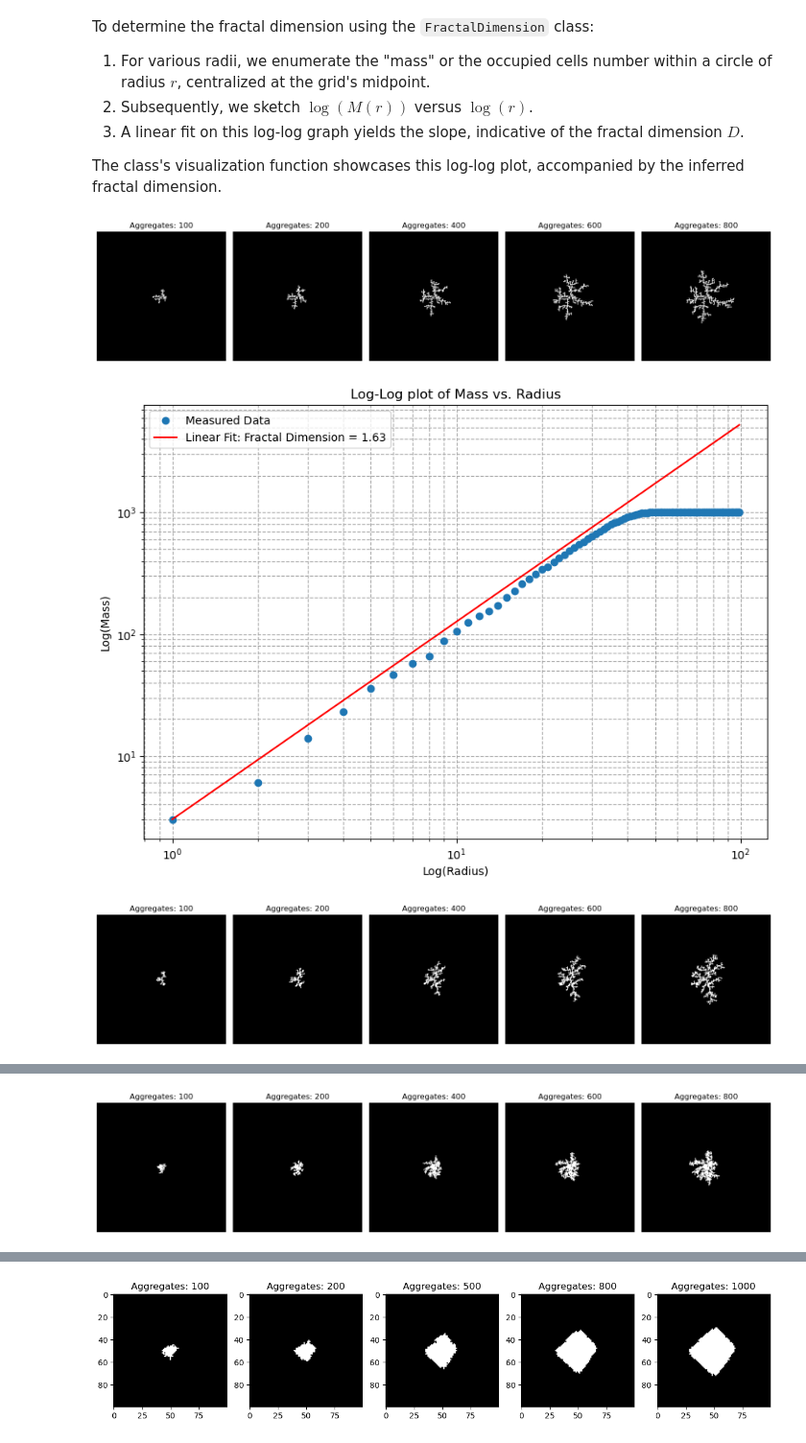
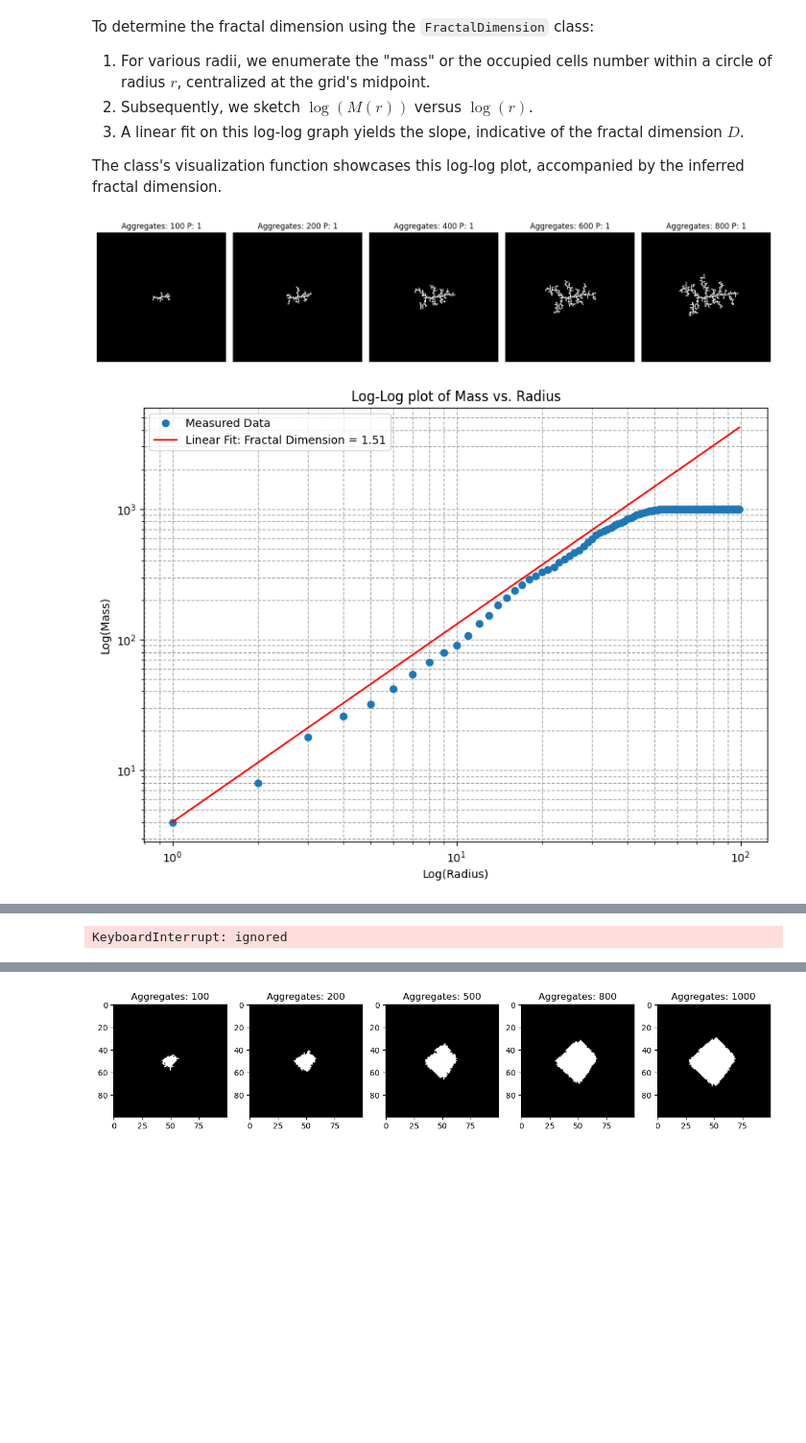
Before and after one commit to Jeongmin0658/kentech_EF_CCP, a Jupyter notebook: Contributors/Seongwon/Stochastic_DLA_growth.ipynb, the cells around one changed output, grey strips where cells are left out. Shown at 96% size. Saved outputs shown, nothing was run; the diff lists cells and outputs as text; code cells hidden in the pictures; blank space fills up the shorter version.

```diff
--- a/Contributors/Seongwon/Stochastic_DLA_growth.ipynb
+++ b/Contributors/Seongwon/Stochastic_DLA_growth.ipynb
@@ -296,8 +296,9 @@ class StochasticDLA:
     def visualize(self, snapshots):
         fig, axes = plt.subplots(1, len(snapshots), figsize=(15, 5))
         for ax, snapshot in zip(axes, snapshots):
+            print(snapshot)
             ax.imshow(snapshot, cmap='gray')
-            ax.set_title(f"Aggregates: {np.sum(snapshot)}")
+            ax.set_title(f"Aggregates: {np.sum(snapshot)} P: {self.P}")
             ax.axis('off')
         plt.tight_layout()
         plt.show()
@@ -307,13 +308,12 @@ class StochasticDLA:
 # snapshots = dla.run(1000, [100, 200, 400, 600, 800])
 # dla.visualize(snapshots)
 # %%
-for p in [1., 0.4, 0.1, 0.02, 0.005]:
+for p in [1,0.005]:
     dla = StochasticDLA(L=200, acceptance_probability=p)
     snapshots = dla.run(1000, [100, 200, 400, 600, 800])
     dla.visualize(snapshots)
     fd = FractalDimension(dla.grid,fit_radius=18)
     fd.visualize()
 # %% [output]
-[figure, old version]
+[figure, new version]
-[figure, old version]
+[figure, new version]
-[figure, removed]
@@ -321 +319,0 @@ for p in [1., 0.4, 0.1, 0.02, 0.005]:
-[figure, removed]
@@ -326,0 +320 @@ for p in [1., 0.4, 0.1, 0.02, 0.005]:
+KeyboardInterrupt: ignored
```
Also changed, not shown: parts of 5 cells of this notebook.
